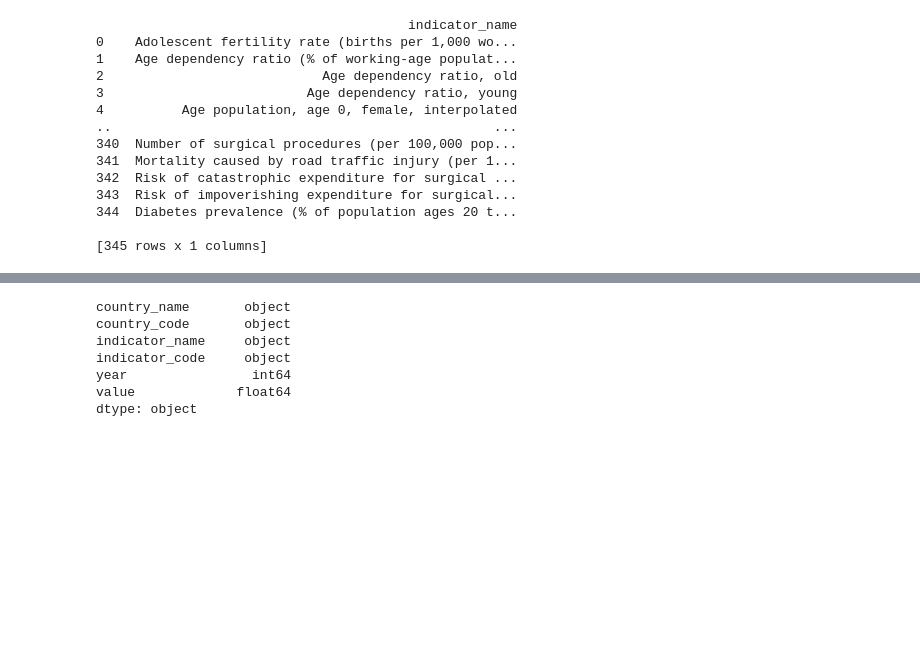
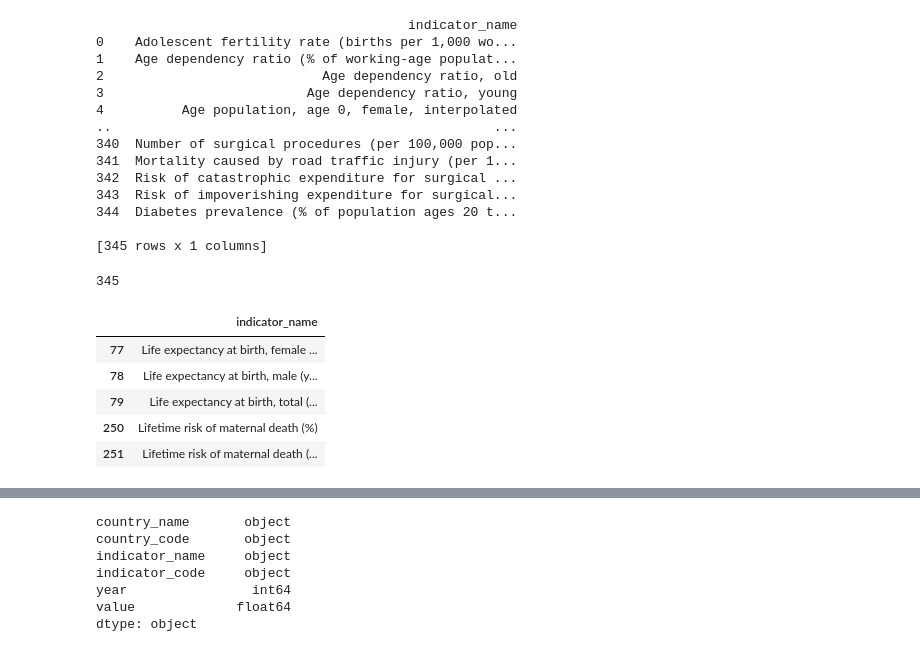
Before and after one commit to Rokhaya8/health-africa-etl, a Jupyter notebook: HETL.ipynb, the cells around one changed output, grey strips where cells are left out. Drawn from its saved outputs; the diff is of its cells as text; code cells hidden in the pictures; blank space fills up the shorter version.

```diff
--- a/HETL.ipynb
+++ b/HETL.ipynb
@@ -195,4 +244,18 @@ print(indicateurs)
 344  Diabetes prevalence (% of population ages 20 t...
 
 [345 rows x 1 columns]
+# %%
+# Compter combien il y en a
+print(len(indicateurs))
+
+# Chercher les indicateurs contenant un mot précis (ex: "life")
+indicateurs[indicateurs['indicator_name'].str.contains('life', case=False, na=False)]
+# %% [output]
+345
+|  | indicator_name |
+| 77 | Life expectancy at birth, female ... |
+| 78 | Life expectancy at birth, male (y... |
+| 79 | Life expectancy at birth, total (... |
+| 250 | Lifetime risk of maternal death (%) |
+| 251 | Lifetime risk of maternal death (... |
 # %%
```
Also changed, not shown: parts of 29 cells of this notebook, 5 other files.
